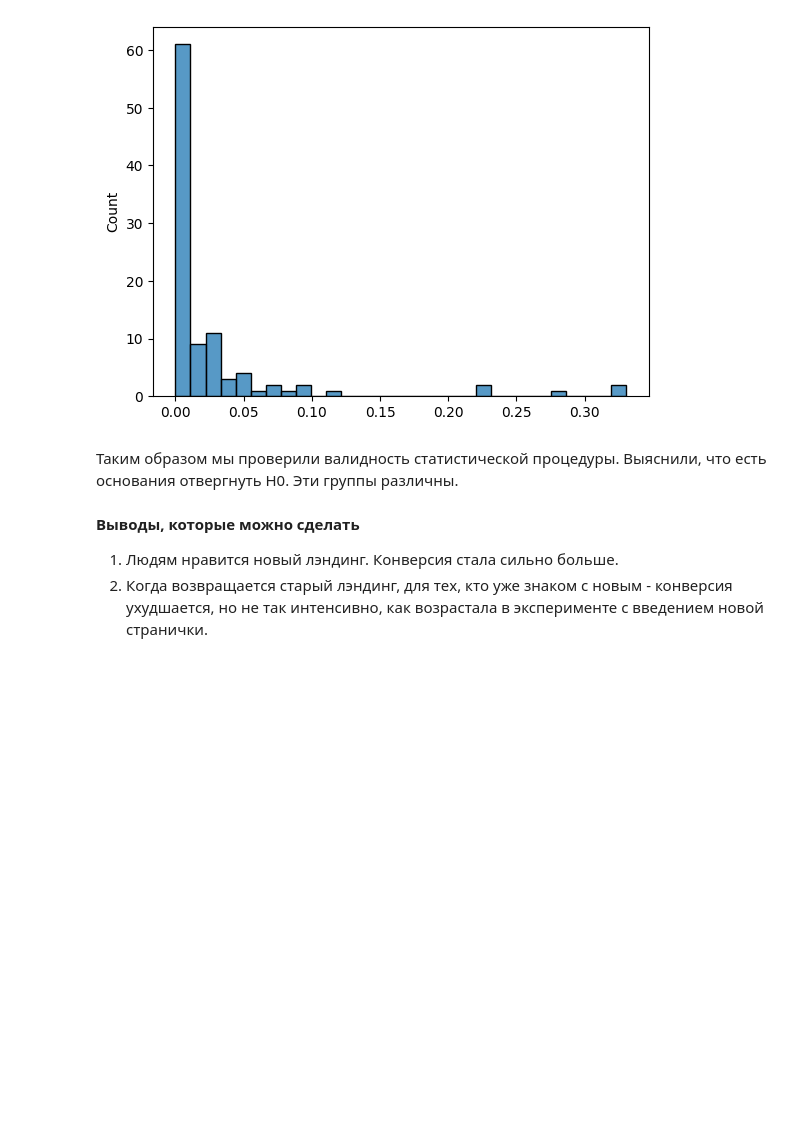
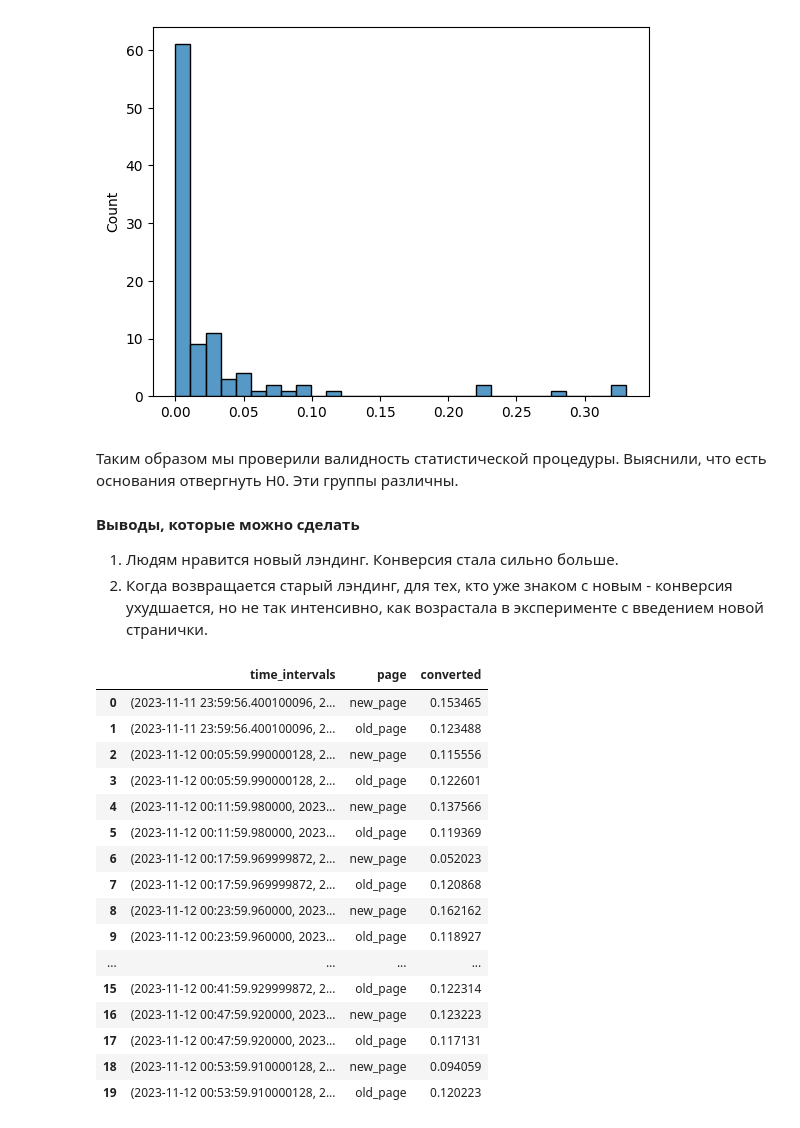
Before and after one commit to KonstantinElfimow/E-commerce-A-B-testing-1, a Jupyter notebook: E_commerce_A_B_testing_1.ipynb, the cells around one changed output. Cells and saved outputs as stored; diff of their text form; code cells hidden in the pictures; blank space fills up the shorter version.

```diff
--- a/E_commerce_A_B_testing_1.ipynb
+++ b/E_commerce_A_B_testing_1.ipynb
@@ -350,0 +353,20 @@ sns.histplot(result)
+# %%
+t
+# %% [output]
+|  | time_intervals | page | converted |
+| 0 | (2023-11-11 23:59:56.400100096, 2... | new_page | 0.153465 |
+| 1 | (2023-11-11 23:59:56.400100096, 2... | old_page | 0.123488 |
+| 2 | (2023-11-12 00:05:59.990000128, 2... | new_page | 0.115556 |
+| 3 | (2023-11-12 00:05:59.990000128, 2... | old_page | 0.122601 |
+| 4 | (2023-11-12 00:11:59.980000, 2023... | new_page | 0.137566 |
+| 5 | (2023-11-12 00:11:59.980000, 2023... | old_page | 0.119369 |
+| 6 | (2023-11-12 00:17:59.969999872, 2... | new_page | 0.052023 |
+| 7 | (2023-11-12 00:17:59.969999872, 2... | old_page | 0.120868 |
+| 8 | (2023-11-12 00:23:59.960000, 2023... | new_page | 0.162162 |
+| 9 | (2023-11-12 00:23:59.960000, 2023... | old_page | 0.118927 |
+| ... | ... | ... | ... |
+| 15 | (2023-11-12 00:41:59.929999872, 2... | old_page | 0.122314 |
+| 16 | (2023-11-12 00:47:59.920000, 2023... | new_page | 0.123223 |
+| 17 | (2023-11-12 00:47:59.920000, 2023... | old_page | 0.117131 |
+| 18 | (2023-11-12 00:53:59.910000128, 2... | new_page | 0.094059 |
+| 19 | (2023-11-12 00:53:59.910000128, 2... | old_page | 0.120223 |
```
Also changed, not shown: parts of 3 cells of this notebook.
